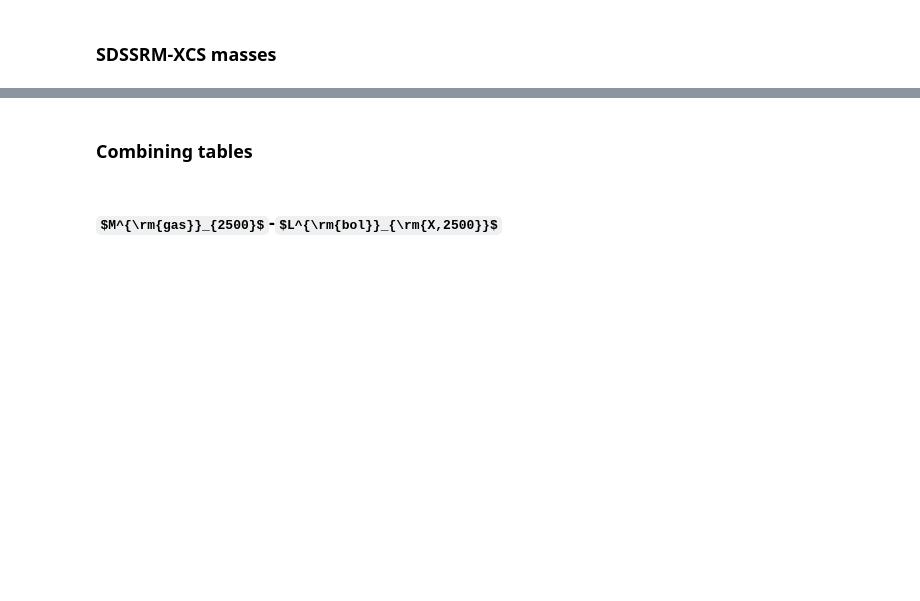
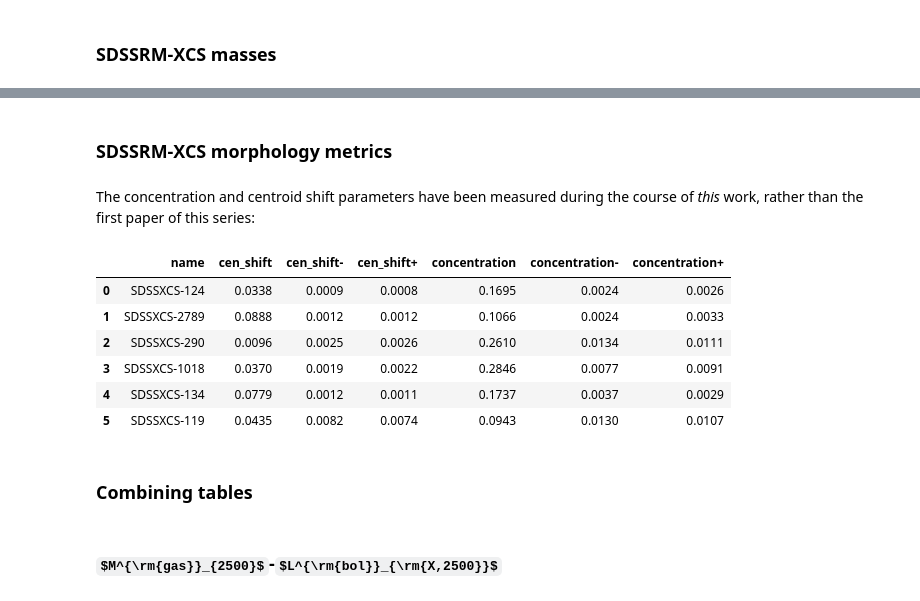
Before and after one commit to DavidT3/XCS-Mass-II-Analysis, a Jupyter notebook: notebooks/exploring_scatter/gasmass-Lx_as_scatter_diagnostic.ipynb, the cells around one changed output, grey strips where cells are left out. Saved outputs shown, nothing was run; the diff lists cells and outputs as text; code cells hidden in the pictures; some formulas as TeX source; blank space fills up the shorter version.

```diff
--- a/notebooks/exploring_scatter/gasmass-Lx_as_scatter_diagnostic.ipynb
+++ b/notebooks/exploring_scatter/gasmass-Lx_as_scatter_diagnostic.ipynb
@@ -99,6 +103,21 @@ sdssxcs_mass.head(6)
 | 3 | SDSSXCS-1018 | 5.067958 | 1.015270 | 0.969362 | 0.210208 | 0.001929 | 0.001917 | 1.128892 | 0.103503 | 0.149913 | 0.084371 | ... |
 | 4 | SDSSXCS-134 | 6.802619 | 0.782566 | 0.772819 | 0.767290 | 0.002149 | 0.002170 | 3.043225 | 0.113304 | 0.110341 | 0.313945 | ... |
 | 5 | SDSSXCS-119 | NaN | NaN | NaN | NaN | NaN | NaN | NaN | NaN | NaN | NaN | ... |
+# %% [markdown]
+### SDSSRM-XCS morphology metrics
+# %% [markdown]
+The concentration and centroid shift parameters have been measured during the course of *this* work, rather than the first paper of this series:
+# %%
+sdssxcs_morph = pd.read_csv("../../outputs/result_files/xmm_centshift_concentration.csv")
+sdssxcs_morph.head(6)
+# %% [output]
+|  | name | cen_shift | cen_shift- | cen_shift+ | concentration | concentration- | concentration+ |
+| 0 | SDSSXCS-124 | 0.0338 | 0.0009 | 0.0008 | 0.1695 | 0.0024 | 0.0026 |
+| 1 | SDSSXCS-2789 | 0.0888 | 0.0012 | 0.0012 | 0.1066 | 0.0024 | 0.0033 |
+| 2 | SDSSXCS-290 | 0.0096 | 0.0025 | 0.0026 | 0.2610 | 0.0134 | 0.0111 |
+| 3 | SDSSXCS-1018 | 0.0370 | 0.0019 | 0.0022 | 0.2846 | 0.0077 | 0.0091 |
+| 4 | SDSSXCS-134 | 0.0779 | 0.0012 | 0.0011 | 0.1737 | 0.0037 | 0.0029 |
+| 5 | SDSSXCS-119 | 0.0435 | 0.0082 | 0.0074 | 0.0943 | 0.0130 | 0.0107 |
 # %% [markdown]
 ### Combining tables
 # %%
```
Also changed, not shown: parts of 9 cells of this notebook.
